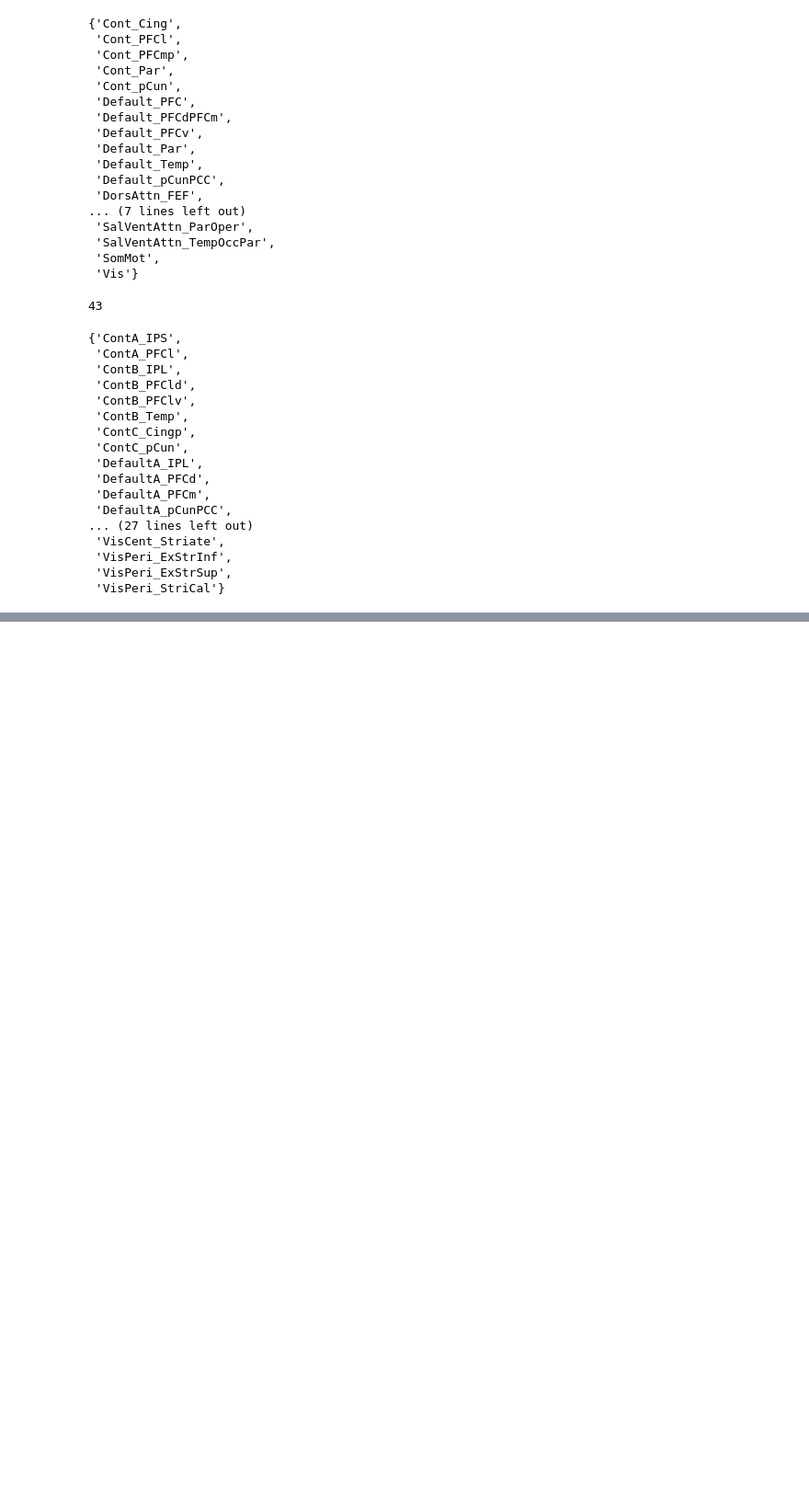
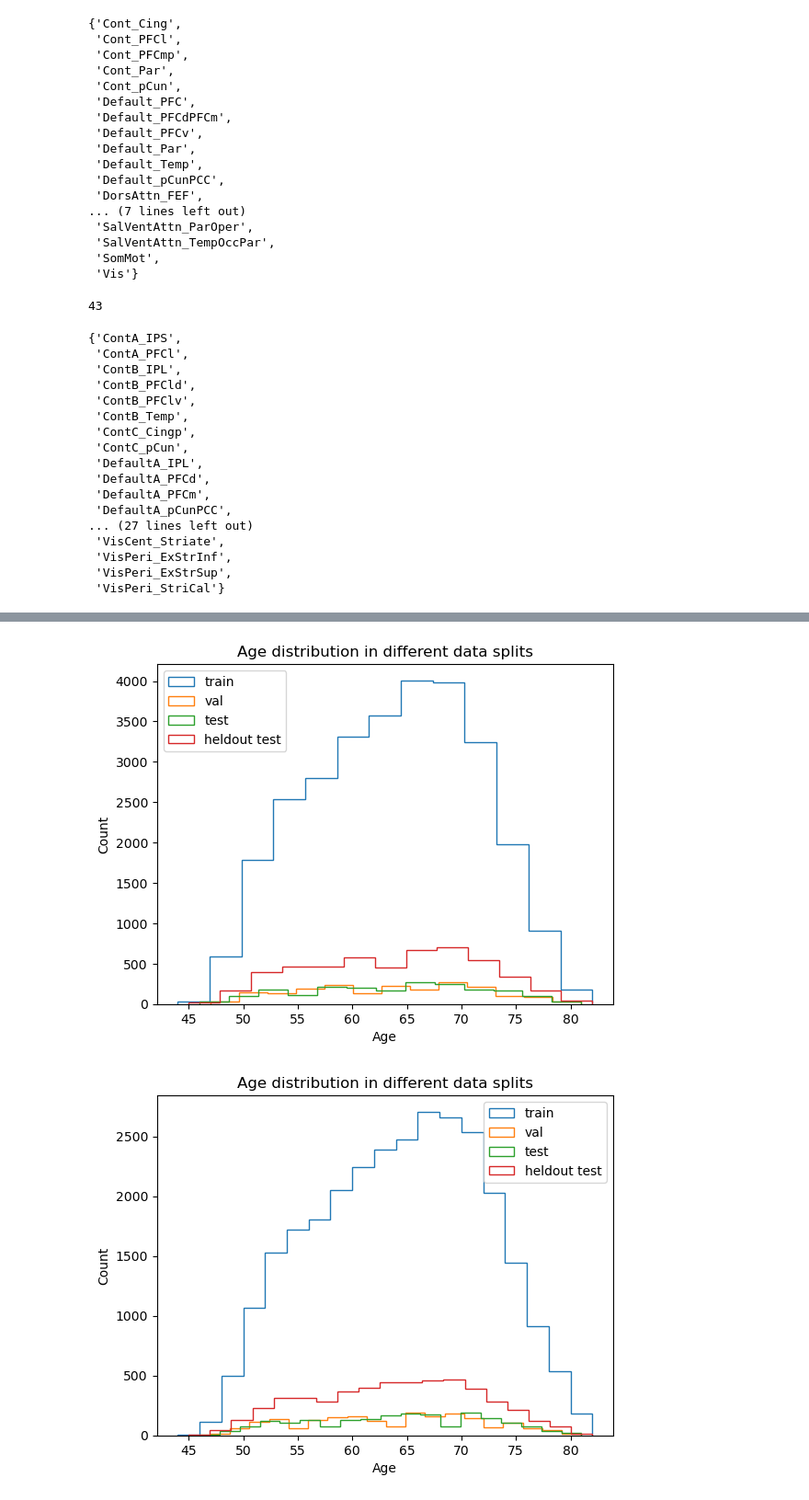
Before and after one commit to laura-riedel/brain_age_1D-CNN, a Jupyter notebook: src/data_specifics.ipynb, the cells around one changed output, grey strips where cells are left out. Shown: that part at 92% size. Cells and saved outputs as stored; diff of their text form; code cells hidden in the pictures; blank space fills up the shorter version.

Commit message:
chore: save final age distribution visualisation

```diff
--- a/src/data_specifics.ipynb
+++ b/src/data_specifics.ipynb
@@ -338,0 +341,15 @@ set(labels_17n100p).intersection(set(labels_17n1000p))
+# %%
+import matplotlib.pyplot as plt
+import seaborn as sns
+
+from brain_age_prediction import utils
+
+schaefer_data_dir = '../data/schaefer/'
+fig_path = '../viz/'
+# %%
+data_df = utils.get_data_overview_with_splitinfo(schaefer_data_dir)
+train_df = data_df.loc[data_df['split']=='train']
+val_df = data_df.loc[data_df['split']=='val']
+test_df = data_df.loc[data_df['split']=='test']
+valtest_df = data_df.loc[data_df['split']!='train']
+heldout_test_df = utils.get_heldout_schaefer_overview(schaefer_data_dir=schaefer_data_dir)
@@ -338,0 +372,16 @@ set(labels_17n100p).intersection(set(labels_17n1000p))
+# %%
+for bins in [13,19,37]:
+    # plt.hist(data_df['age'], bins=bins, histtype='step', label='full dev')
+    plt.hist(train_df['age'], bins=bins, histtype='step', label='train')
+    plt.hist(val_df['age'], bins=bins, histtype='step', label='val')
+    plt.hist(test_df['age'], bins=bins, histtype='step', label='test')
+    # plt.hist(valtest_df['age'], bins=bins, histtype='step', label='val/test')
+    plt.hist(heldout_test_df['age'], bins=bins, histtype='step', label='heldout test')
+    plt.title('Age distribution in different data splits')
+    plt.xlabel('Age')
+    plt.ylabel('Count')
+    plt.legend()
+    plt.show()
+# %% [output]
+[figure, added]
+[figure, added]
```
Also changed, not shown: parts of 5 cells of this notebook.
